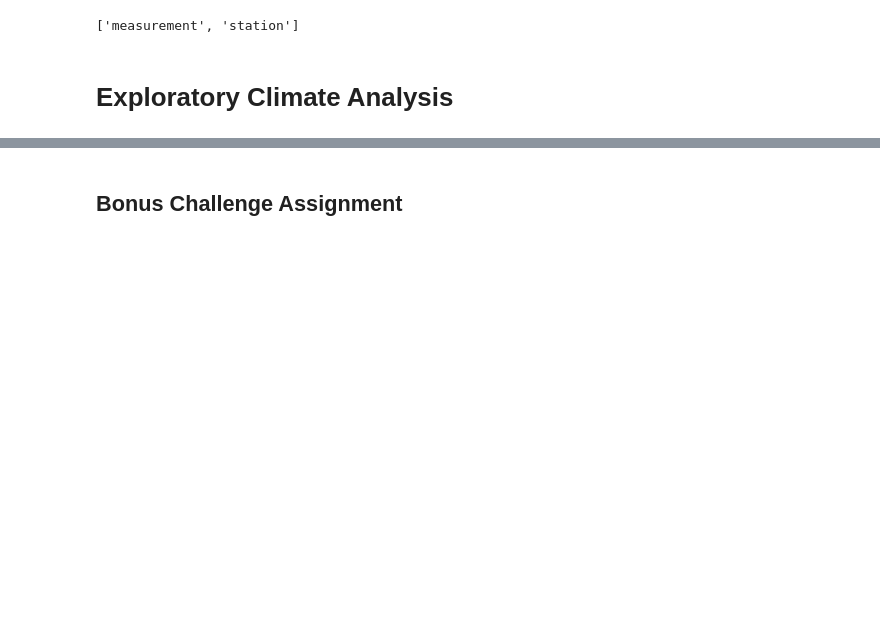
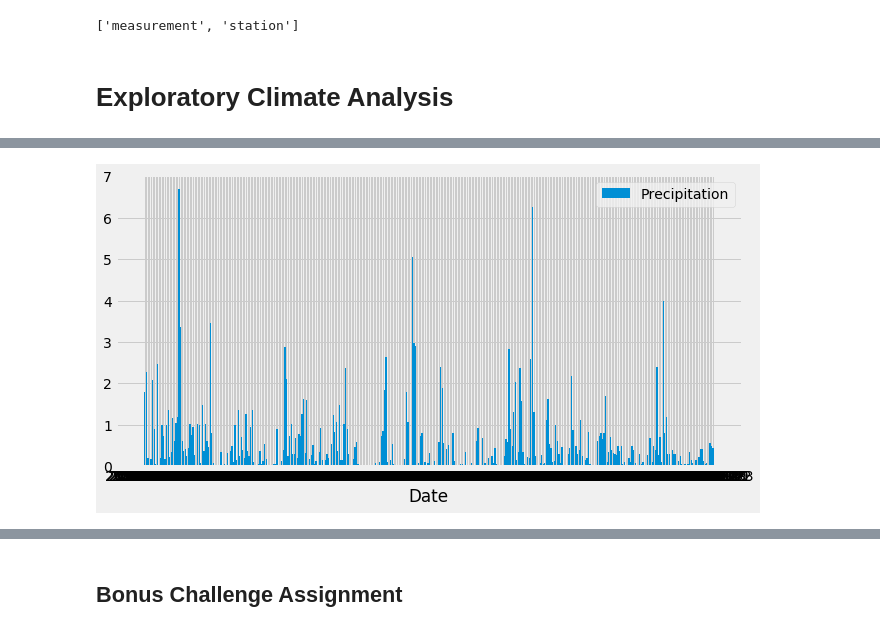
Before and after one commit to ericviera/sqlalchemy-challenge, a Jupyter notebook: Instructions/climate_starter.ipynb, the cells around one changed output, grey strips where cells are left out. Drawn from its saved outputs; the diff is of its cells as text; code cells hidden in the pictures; blank space fills up the shorter version.

```diff
--- a/Instructions/climate_starter.ipynb
+++ b/Instructions/climate_starter.ipynb
@@ -39,15 +39,11 @@ session = Session(engine)
 # Exploratory Climate Analysis
 # %%
 # Design a query to retrieve the last 12 months of precipitation data and plot the results
-output = session.query(Measurement.date,Measurement.prcp)
-print(output)
 # Calculate the date 1 year ago from the last data point in the database
-
 # Perform a query to retrieve the data and precipitation scores
-
-# Save the query results as a Pandas DataFrame and set the index to the date column
-
-# Sort the dataframe by date
-
-# Use Pandas Plotting with Matplotlib to plot the data
+precip_data = session.query(Measurement.date,Measurement.prcp).\
+filter(func.strftime("%Y-%m-%d", Measurement.date) >= '2016-08-23').\
+filter(Measurement.prcp != 'None').\
+order_by(Measurement.date).all()
+precip_data
 # %% [output]
@@ -56,2 +67,16 @@ FROM measurement
+# %%
+# Save the query results as a Pandas DataFrame and set the index to the date column
+precip_df = pd.DataFrame(precip_data, columns = ['Date', 'Precipitation'])
+# Sort the dataframe by date
+precip_df = precip_df.sort_values(by='Date', ascending = True)
+precip_df
+# Use Pandas Plotting with Matplotlib to plot the data
+plt.figure(figsize=(10,5))
+plt.bar(precip_df["Date"],precip_df["Precipitation"])
+plt.legend(['Precipitation'])
+plt.xlabel("Date")
+plt.show()
+# %% [output]
+[figure, added]
 # %%
 # Use Pandas to calcualte the summary statistics for the precipitation data
```
Also changed, not shown: parts of 4 cells of this notebook.
